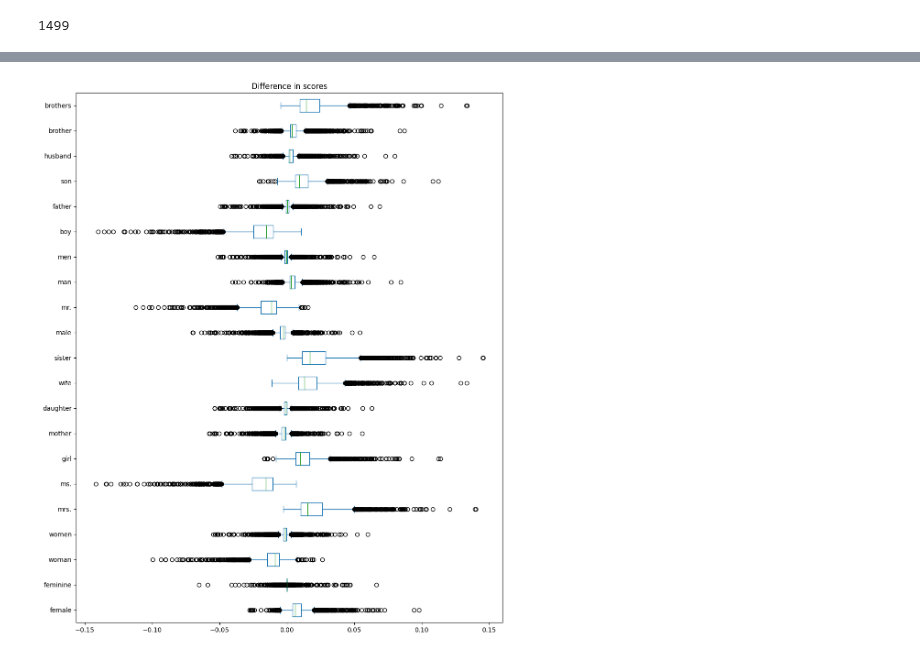
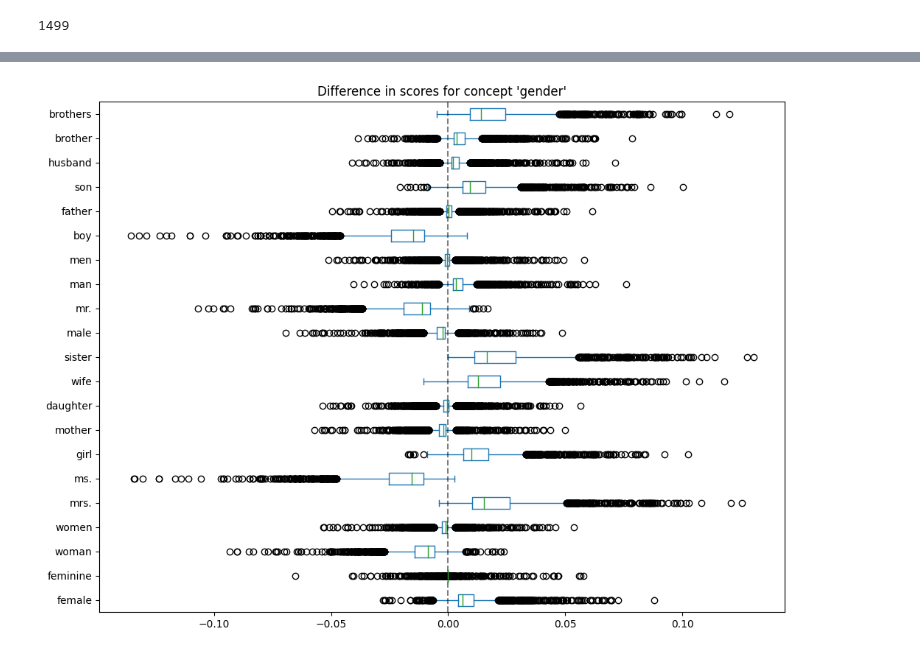
Before and after one commit to biaslyze-dev/biaslyze, a Jupyter notebook: notebooks/test-court-judgment.ipynb, the cells around one changed output, grey strips where cells are left out. Cells and saved outputs as stored; diff of their text form; code cells hidden in the pictures.

```diff
--- a/notebooks/test-court-judgment.ipynb
+++ b/notebooks/test-court-judgment.ipynb
@@ -222,10 +209,9 @@ score_df.describe()
 8 rows × 21 columns
 # %%
-score_df.plot.box(vert=False, figsize=(12, 15));
-plt.title("Difference in scores");
+plot_scores(score_df, concept="gender")
 plt.savefig("court_gender_array")
 # %% [output]
-[figure, old version]
+[figure, new version]
 # %%
 bias_keyword = "female"
 
```
Also changed, not shown: parts of 22 cells of this notebook, 2 other files.
